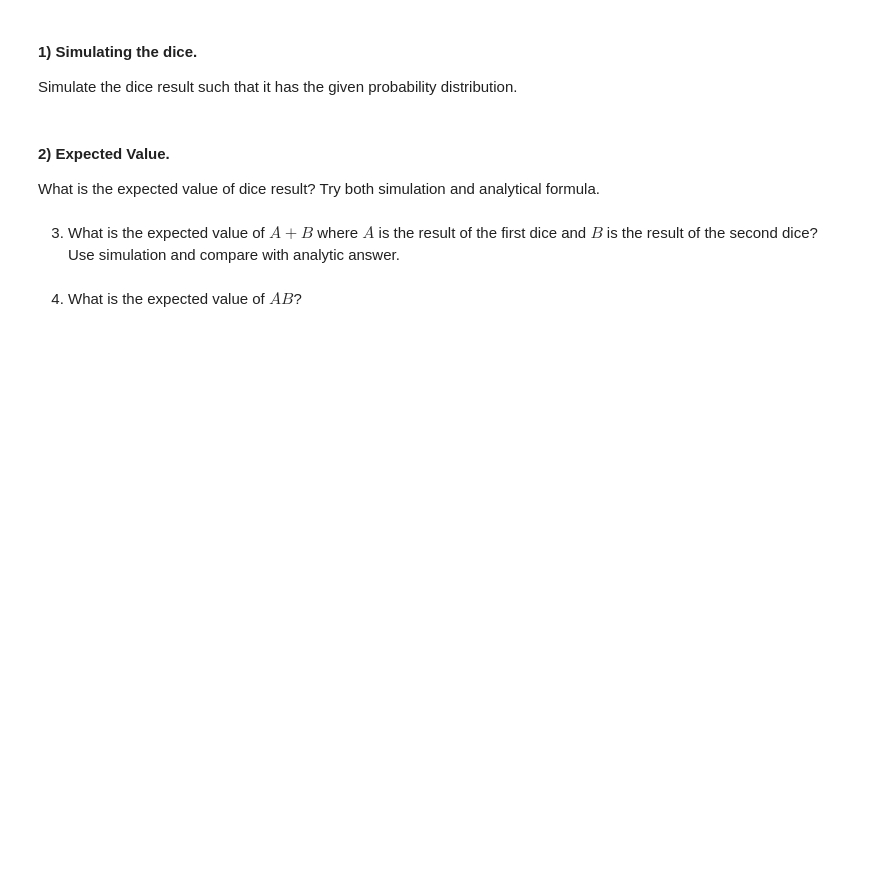
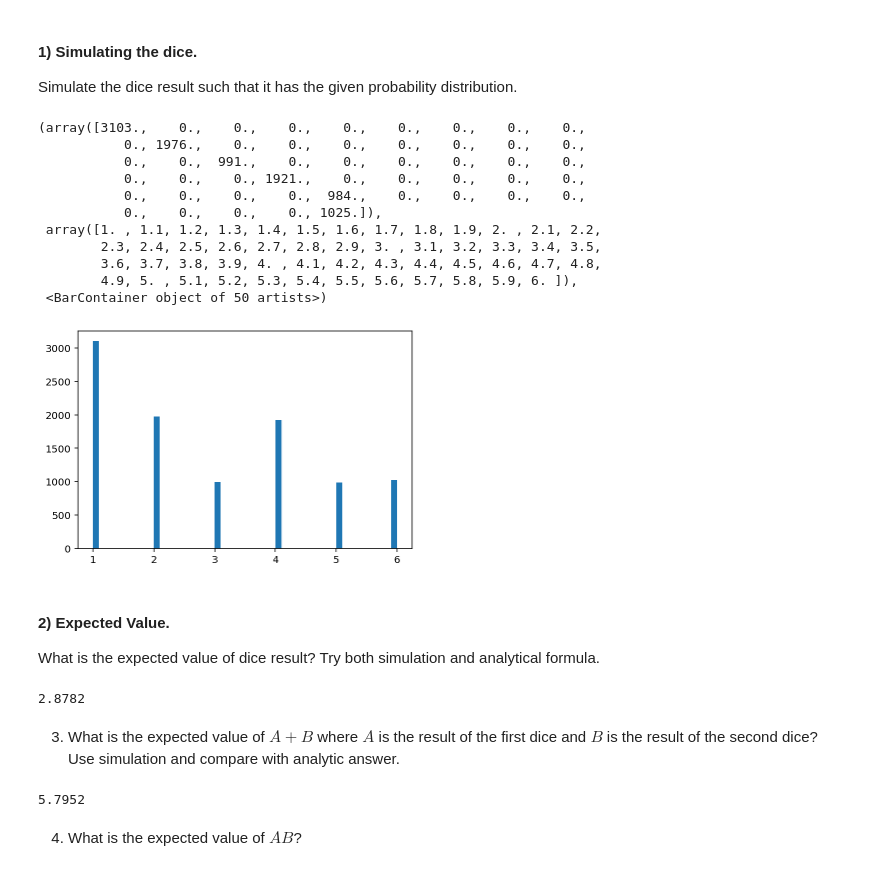
Before and after one commit to MUIC-Numerical-Methods-2018/Exercise-6, a Jupyter notebook: Monte Carlo.ipynb, the cells around one changed output. Cells and saved outputs as stored; diff of their text form; code cells hidden in the pictures; blank space fills up the shorter version.

```diff
--- a/Monte Carlo.ipynb
+++ b/Monte Carlo.ipynb
@@ -219,11 +219,51 @@ print(s/m*8)
 #### 1) Simulating the dice.
 
 Simulate the dice result such that it has the given probability distribution.
+# %%
+def gacha():
+    x = np.random.random()
+    if x < 0.3:
+        return 1
+    elif x < 0.5:
+        return 2
+    elif x < 0.6:
+        return 3
+    elif x < 0.8:
+        return 4
+    elif x < 0.9:
+        return 5
+    else:
+        return 6
+
+dices = [gacha() for i in range(10000)]
+plt.hist(dices, bins=50)
+# %% [output]
+(array([3103.,    0.,    0.,    0.,    0.,    0.,    0.,    0.,    0.,
+           0., 1976.,    0.,    0.,    0.,    0.,    0.,    0.,    0.,
+           0.,    0.,  991.,    0.,    0.,    0.,    0.,    0.,    0.,
+           0.,    0.,    0., 1921.,    0.,    0.,    0.,    0.,    0.,
+           0.,    0.,    0.,    0.,  984.,    0.,    0.,    0.,    0.,
+           0.,    0.,    0.,    0., 1025.]),
+ array([1. , 1.1, 1.2, 1.3, 1.4, 1.5, 1.6, 1.7, 1.8, 1.9, 2. , 2.1, 2.2,
+        2.3, 2.4, 2.5, 2.6, 2.7, 2.8, 2.9, 3. , 3.1, 3.2, 3.3, 3.4, 3.5,
+        3.6, 3.7, 3.8, 3.9, 4. , 4.1, 4.2, 4.3, 4.4, 4.5, 4.6, 4.7, 4.8,
+        4.9, 5. , 5.1, 5.2, 5.3, 5.4, 5.5, 5.6, 5.7, 5.8, 5.9, 6. ]),
+ <BarContainer object of 50 artists>)
+[figure, added]
 # %% [markdown]
 #### 2) Expected Value.
 
 What is the expected value of dice result? Try both simulation and analytical formula.
+# %%
+np.mean(dices)
+# %% [output]
+2.8782
 # %% [markdown]
 3) What is the expected value of $A+B$ where $A$ is the result of the first dice and $B$ is the result of the second dice? Use simulation and compare with analytic answer.
+# %%
+dices = [(gacha() + gacha()) for i in range(10000)]
+np.mean(dices)
+# %% [output]
+5.7952
 # %% [markdown]
 4) What is the expected value of $AB$?
```
Also changed, not shown: parts of 5 cells of this notebook.
